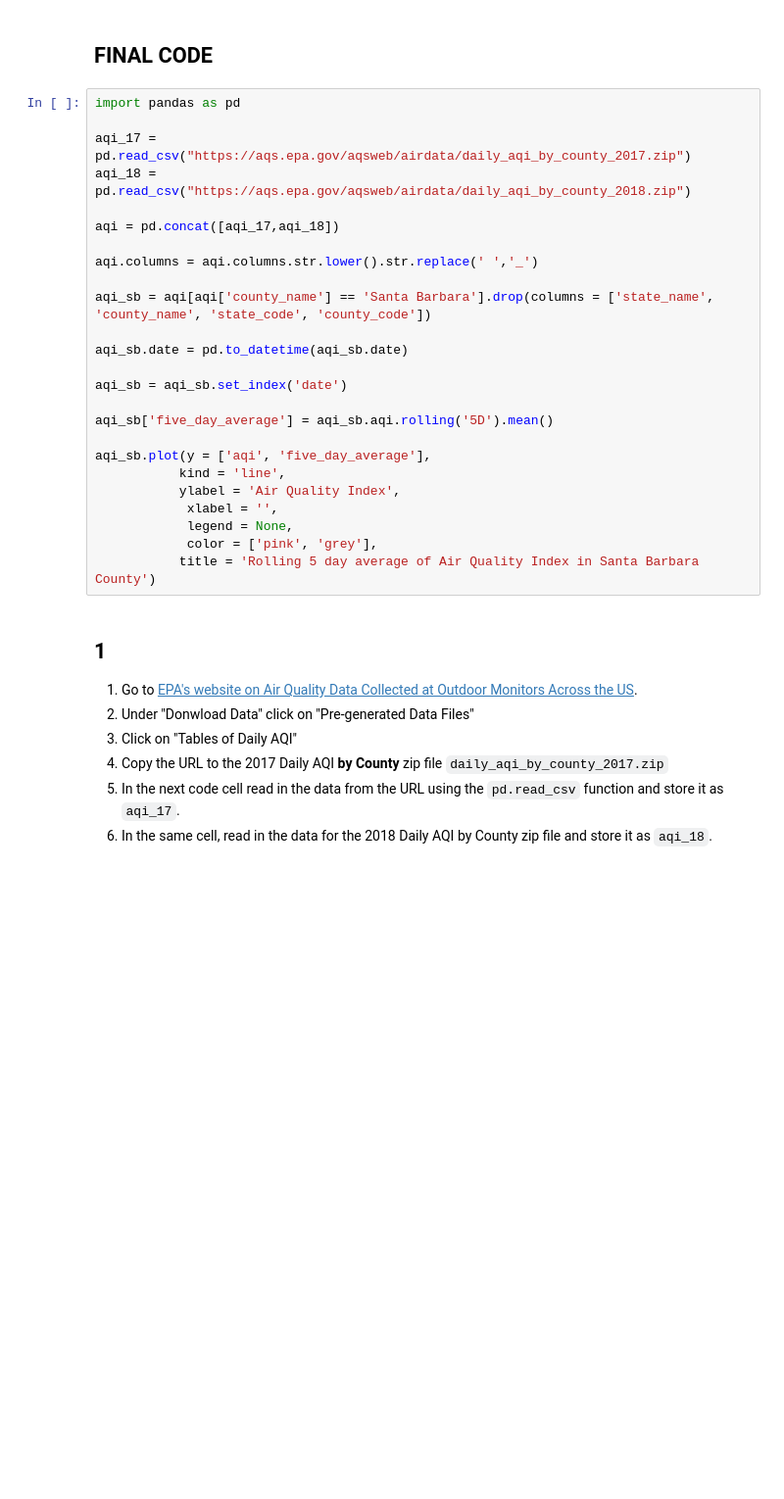
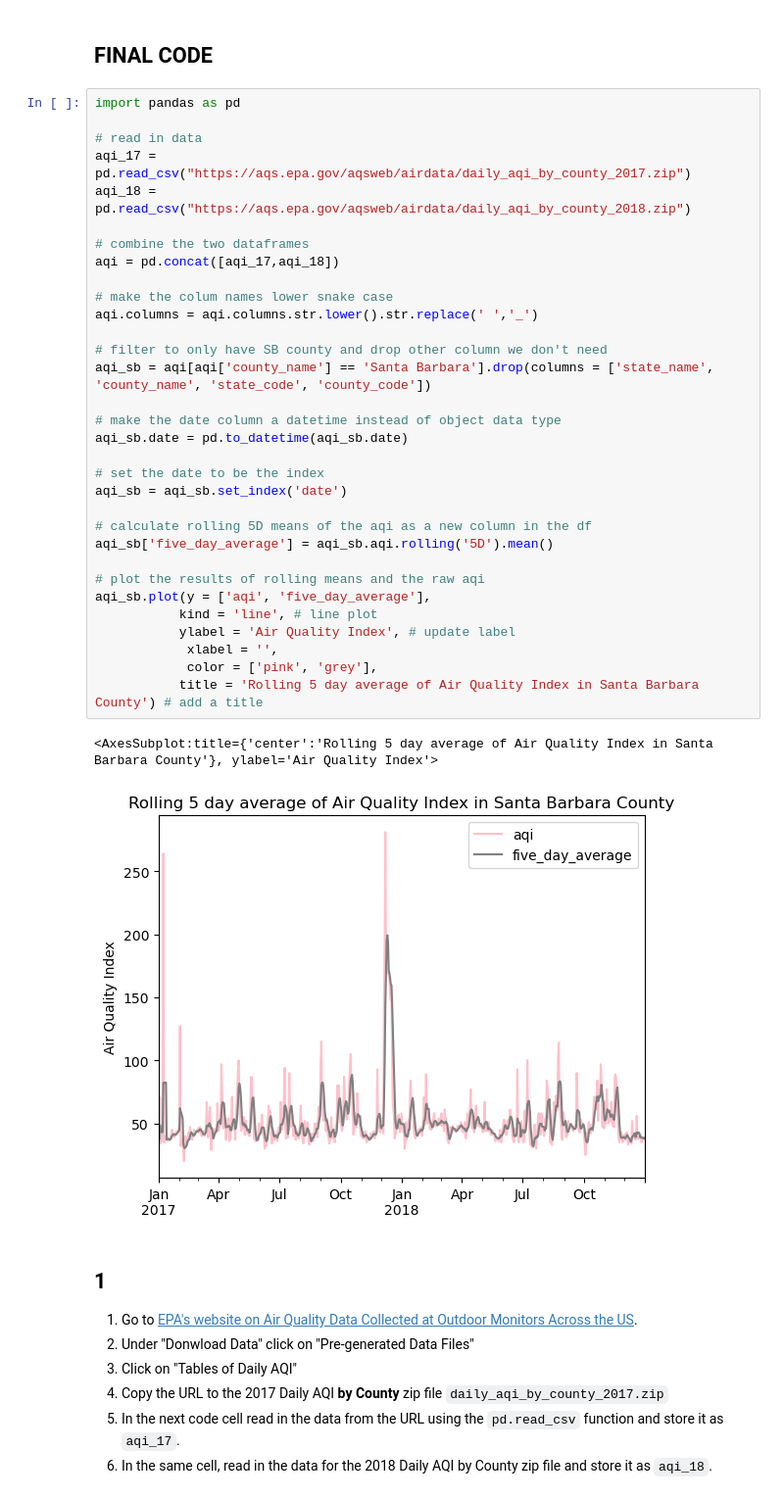
Before and after one commit to shmuir/eds220-hwk-2, a Jupyter notebook: hwk2-task2-aqi.ipynb, the cells around one changed output. Shown at 98% size. Cells and saved outputs as stored; diff of their text form; blank space fills up the shorter version.

```diff
--- a/hwk2-task2-aqi.ipynb
+++ b/hwk2-task2-aqi.ipynb
@@ -19,28 +19,38 @@ In this task you will use [Air Quality Index (AQI)](https://www.airnow.gov/aqi/a
 # %%
 import pandas as pd
 
+# read in data
 aqi_17 = pd.read_csv("https://aqs.epa.gov/aqsweb/airdata/daily_aqi_by_county_2017.zip")
 aqi_18 = pd.read_csv("https://aqs.epa.gov/aqsweb/airdata/daily_aqi_by_county_2018.zip")
 
+# combine the two dataframes
 aqi = pd.concat([aqi_17,aqi_18])
 
+# make the colum names lower snake case
 aqi.columns = aqi.columns.str.lower().str.replace(' ','_')
 
+# filter to only have SB county and drop other column we don't need
 aqi_sb = aqi[aqi['county_name'] == 'Santa Barbara'].drop(columns = ['state_name', 'county_name', 'state_code', 'county_code'])
 
+# make the date column a datetime instead of object data type
 aqi_sb.date = pd.to_datetime(aqi_sb.date)
 
+# set the date to be the index
 aqi_sb = aqi_sb.set_index('date')
 
+# calculate rolling 5D means of the aqi as a new column in the df
 aqi_sb['five_day_average'] = aqi_sb.aqi.rolling('5D').mean()
 
+# plot the results of rolling means and the raw aqi
 aqi_sb.plot(y = ['aqi', 'five_day_average'],
-           kind = 'line',
-           ylabel = 'Air Quality Index',
+           kind = 'line', # line plot
+           ylabel = 'Air Quality Index', # update label
             xlabel = '',
-            legend = None,
             color = ['pink', 'grey'],
-           title = 'Rolling 5 day average of Air Quality Index in Santa Barbara County')
+           title = 'Rolling 5 day average of Air Quality Index in Santa Barbara County') # add a title
+# %% [output]
+<AxesSubplot:title={'center':'Rolling 5 day average of Air Quality Index in Santa Barbara County'}, ylabel='Air Quality Index'>
+[figure, added]
 # %% [markdown]
 ## 1
 
```
Also changed, not shown: parts of 10 cells of this notebook, 1 other file.
